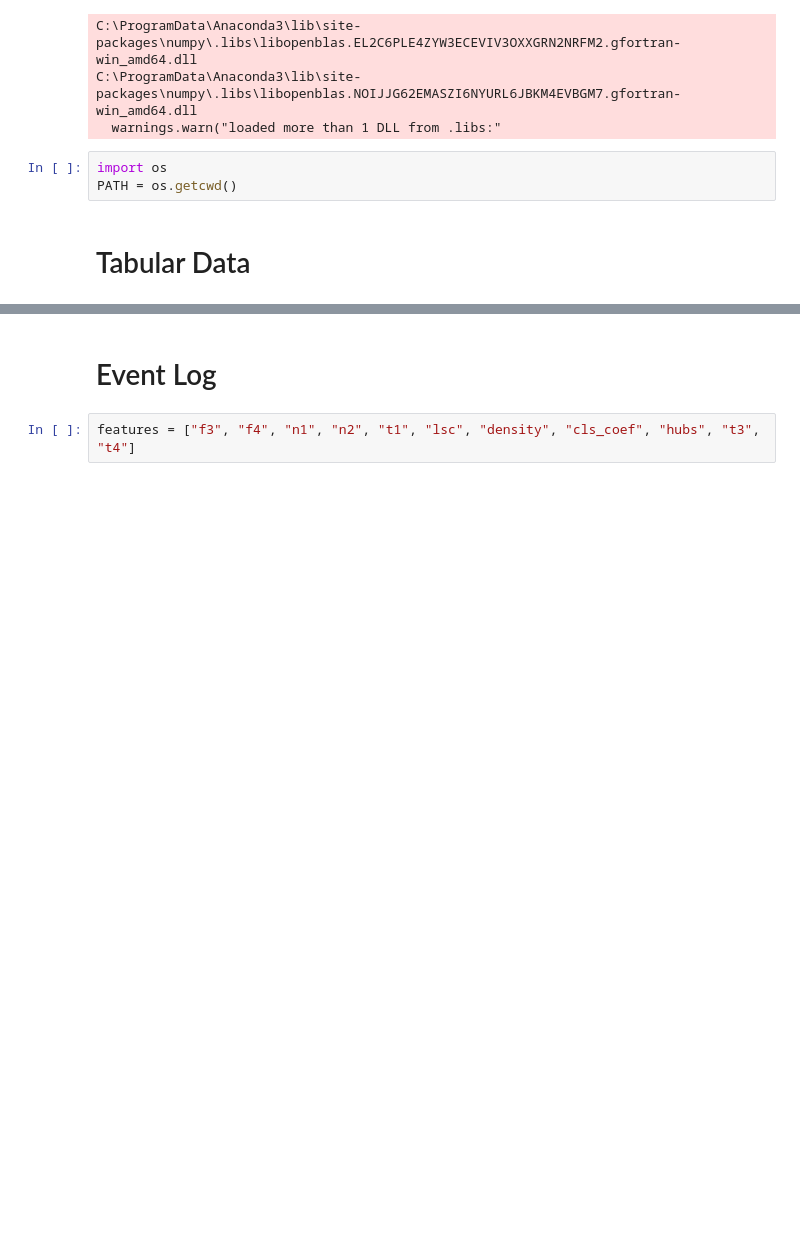
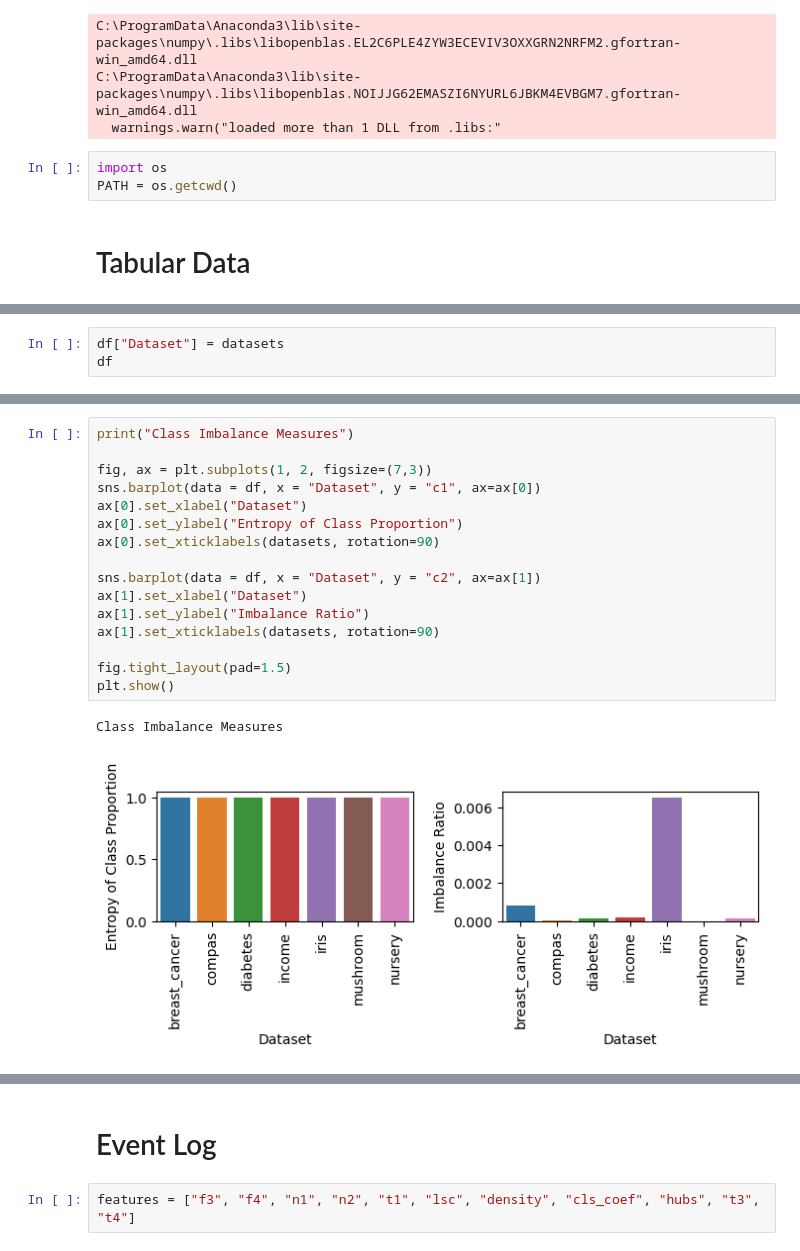
Before and after one commit to Mythreyi-V/full_stability, a Jupyter notebook: MFE.ipynb, the cells around one changed output, grey strips where cells are left out. Cells and saved outputs as stored; diff of their text form; blank space fills up the shorter version.

```diff
--- a/MFE.ipynb
+++ b/MFE.ipynb
@@ -485,0 +80,3 @@ two_itemset.sd                                                0.1002944387614881
+# %%
+df["Dataset"] = datasets
+df
@@ -485,0 +93,19 @@ two_itemset.sd                                                0.1002944387614881
+# %%
+print("Class Imbalance Measures")
+
+fig, ax = plt.subplots(1, 2, figsize=(7,3))
+sns.barplot(data = df, x = "Dataset", y = "c1", ax=ax[0])
+ax[0].set_xlabel("Dataset")
+ax[0].set_ylabel("Entropy of Class Proportion")
+ax[0].set_xticklabels(datasets, rotation=90)
+
+sns.barplot(data = df, x = "Dataset", y = "c2", ax=ax[1])
+ax[1].set_xlabel("Dataset")
+ax[1].set_ylabel("Imbalance Ratio")
+ax[1].set_xticklabels(datasets, rotation=90)
+
+fig.tight_layout(pad=1.5)
+plt.show()
+# %% [output]
+Class Imbalance Measures
+[figure, added]
```
Also changed, not shown: parts of 117 cells of this notebook.
